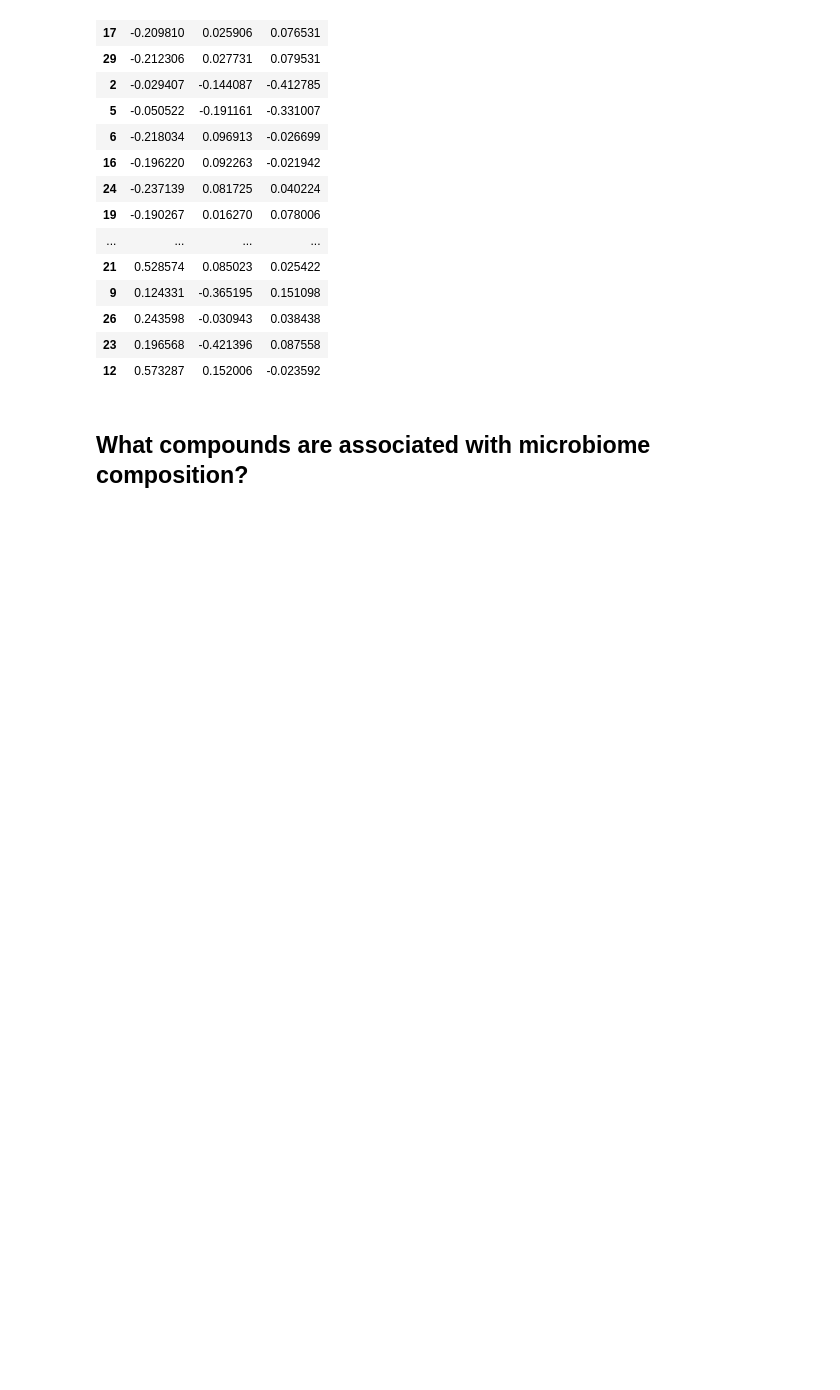
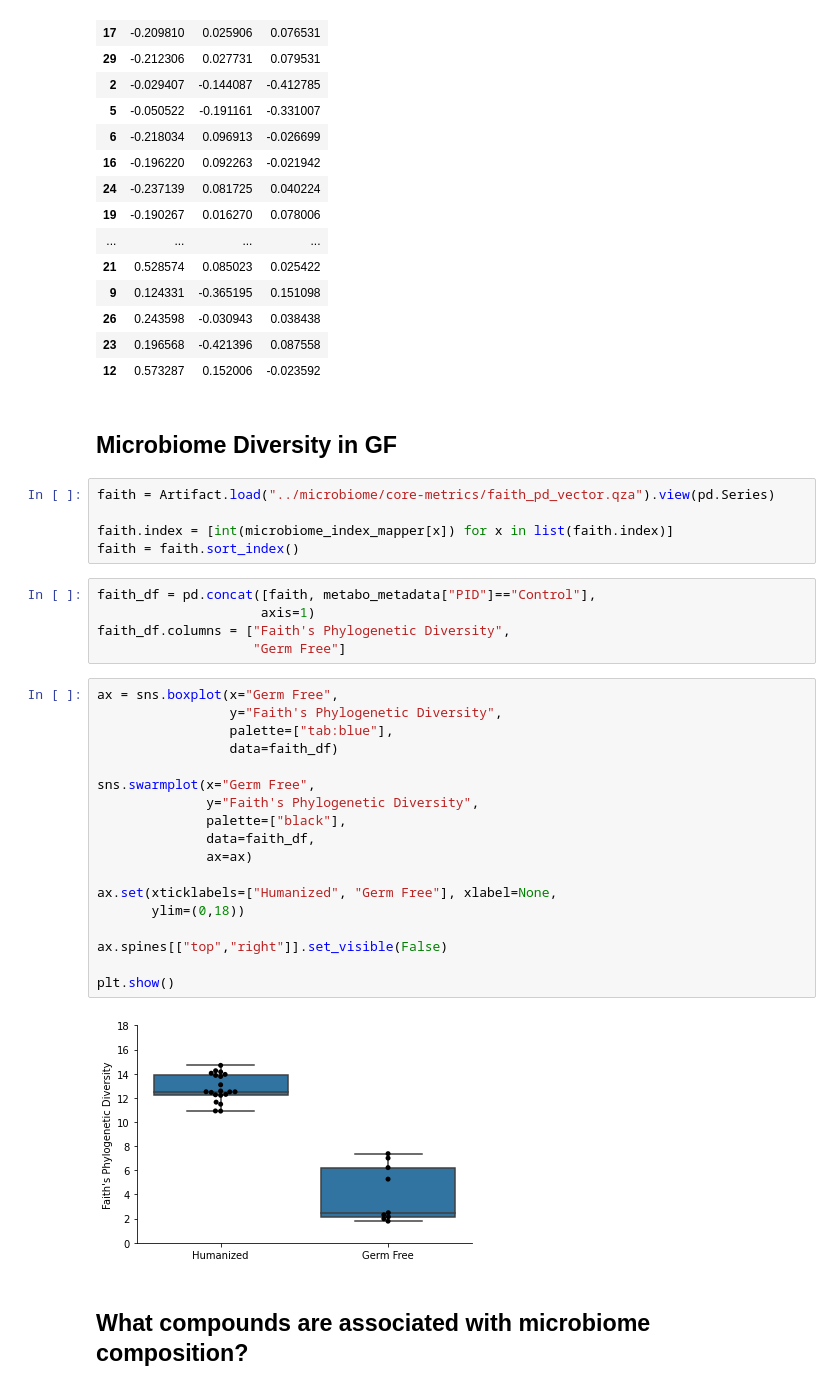
Before and after one commit to sterrettJD/GT-micro-metabo, a Jupyter notebook: analysis/GT_in_plasma.ipynb, the cells around one changed output. Cells and saved outputs as stored; diff of their text form; blank space fills up the shorter version.

Commit message:
add faith boxplot

```diff
--- a/analysis/GT_in_plasma.ipynb
+++ b/analysis/GT_in_plasma.ipynb
@@ -254,6 +254,38 @@ microbiome_pcoa_u_uni.samples
 | 26 | 0.243598 | -0.030943 | 0.038438 |
 | 23 | 0.196568 | -0.421396 | 0.087558 |
 | 12 | 0.573287 | 0.152006 | -0.023592 |
+# %% [markdown]
+## Microbiome Diversity in GF
+# %%
+faith = Artifact.load("../microbiome/core-metrics/faith_pd_vector.qza").view(pd.Series)
+
+faith.index = [int(microbiome_index_mapper[x]) for x in list(faith.index)]
+faith = faith.sort_index()
+# %%
+faith_df = pd.concat([faith, metabo_metadata["PID"]=="Control"],
+                     axis=1)
+faith_df.columns = ["Faith's Phylogenetic Diversity",
+                    "Germ Free"]
+# %%
+ax = sns.boxplot(x="Germ Free",
+                 y="Faith's Phylogenetic Diversity",
+                 palette=["tab:blue"],
+                 data=faith_df)
+
+sns.swarmplot(x="Germ Free",
+              y="Faith's Phylogenetic Diversity",
+              palette=["black"],
+              data=faith_df,
+              ax=ax)
+
+ax.set(xticklabels=["Humanized", "Germ Free"], xlabel=None,
+       ylim=(0,18))
+
+ax.spines[["top","right"]].set_visible(False)
+
+plt.show()
+# %% [output]
+[figure, added]
 # %% [markdown]
 ## What compounds are associated with microbiome composition?
 # %%
```
Also changed, not shown: parts of 41 cells of this notebook.
